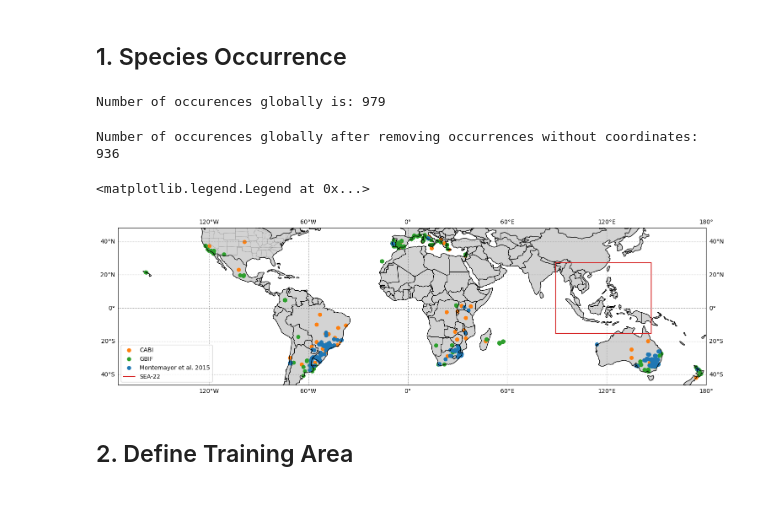
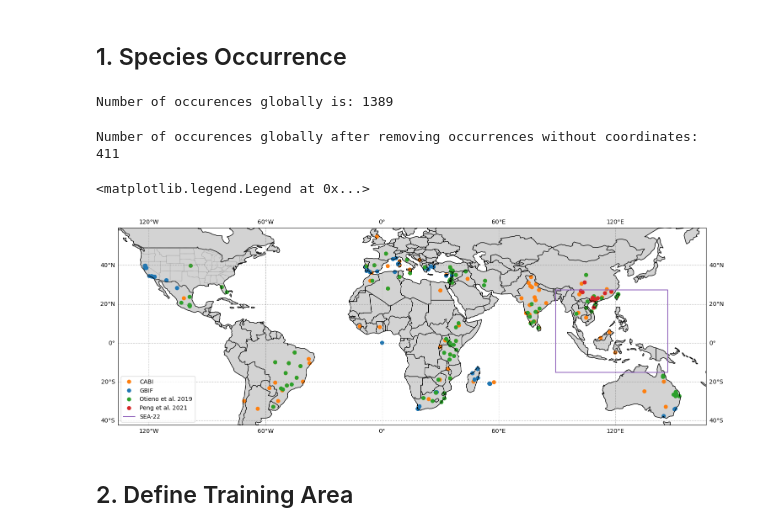
Before and after one commit to bweeding/sdm-toolbox, a Jupyter notebook: src/01_specie-distribution.ipynb, the cells around one changed output. Drawn from its saved outputs; the diff is of its cells as text; code cells hidden in the pictures; blank space fills up the shorter version.

Commit message:
Plot occurrence data for training and interest regions.

```diff
--- a/src/01_specie-distribution.ipynb
+++ b/src/01_specie-distribution.ipynb
@@ -1,5 +1,14 @@
 # %% [markdown]
 # Specie distribution
+# %%
+############### CHANGE THESE TO YOUR LIKING ###############
+
+specie = 'leptocybe-invasa' # 'thaumastocoris-peregrinus' #
+training = 'east-asia' # 'australia'
+interest = 'south-east-asia'
+savefig = True
+
+###########################################################
 # %%
 import os
 
@@ -36,20 +45,14 @@ def make_map(figsize, projection, res):
 # %% [markdown]
 ## 1. Species Occurrence
 # %%
-data_path = os.path.join(os.sep, 'scratch', 'aciar-fst', 'data')
-out_path = os.path.join(os.sep, 'mnt', 'jmeijer_workspace', 'checkouts', 'aciar', 'out')
+# data_path = os.path.join(os.sep, 'scratch', 'aciar-fst', 'data')
+data_path = os.path.join(os.path.dirname(os.getcwd()), 'data')
+figs_path = os.path.join(os.path.dirname(os.getcwd()), 'figs')
+out_path = os.path.join(os.path.dirname(os.getcwd()), 'out', specie)
 input_path = os.path.join(out_path, 'input')
-if not os.path.exists(input_path):
-    os.makedirs(input_path)
+for path in [figs_path, os.path.join(input_path, 'train'), os.path.join(input_path, 'test')]:
+    if not os.path.exists(path):
+        os.makedirs(path)
-# %%
-############### CHANGE THESE TO YOUR LIKING ###############
-
-specie = 'thaumastocoris-peregrinus' #'leptocybe-invasa' #
-# region = 'australasia' #'east-asia'
-training = 'australia'
-interest = 'south-east-asia'
-
-###########################################################
 # %%
 regions = {
     'east-asia': ['China', 'Taiwan', 'Japan', 'North Korea', 'South Korea'],
@@ -83,7 +65,7 @@ regions = {
 occurences_global = pd.read_csv(os.path.join(data_path, 'species', specie, '%s_aggregated.csv' %specie))
 print('Number of occurences globally is: %s' %len(occurences_global))
 # %% [output]
-Number of occurences globally is: 979
+Number of occurences globally is: 1389
 # %%
 # make geopandas dataframe
 geometry = gpd.points_from_xy(occurences_global['lon'], occurences_global['lat'])
@@ -93,19 +75,19 @@ occurences = gpd.GeoDataFrame(occurences_global['source'], geometry=geometry)
 occurences = occurences[~occurences.is_empty]
 print('Number of occurences globally after removing occurrences without coordinates: %s' %len(occurences))
 # %% [output]
-Number of occurences globally after removing occurrences without coordinates: 936
+Number of occurences globally after removing occurrences without coordinates: 411
 # %%
 colors = list(mcolors.TABLEAU_COLORS.keys())
 dict_color = {src: colors[i]  for i, src in enumerate(occurences.source.unique())}
 occurences['color'] = occurences['source'].map(dict_color)
 
 fig, ax, gl = make_map(figsize, projection, res='110m')
 
 for src, df in occurences.groupby('source'):
     ax.scatter(x=df.geometry.x, y=df.geometry.y, color=df.color, label=src, transform=ccrs.PlateCarree())
 
-ax.plot([89.26, 146.96, 146.96, 89.26, 89.26], [-15.14, -15.14, 27.26, 27.26, -15.14], transform=ccrs.PlateCarree(), label='SEA-22', color='tab:red')
+ax.plot([89.26, 146.96, 146.96, 89.26, 89.26], [-15.14, -15.14, 27.26, 27.26, -15.14], transform=ccrs.PlateCarree(), label='SEA-22', color=colors[len(occurences.source.unique())])
 ax.legend(loc='lower left')
 # %% [output]
 <matplotlib.legend.Legend at 0x...>
-[figure, old version]
+[figure, new version]
```
Also changed, not shown: parts of 17 cells of this notebook.
